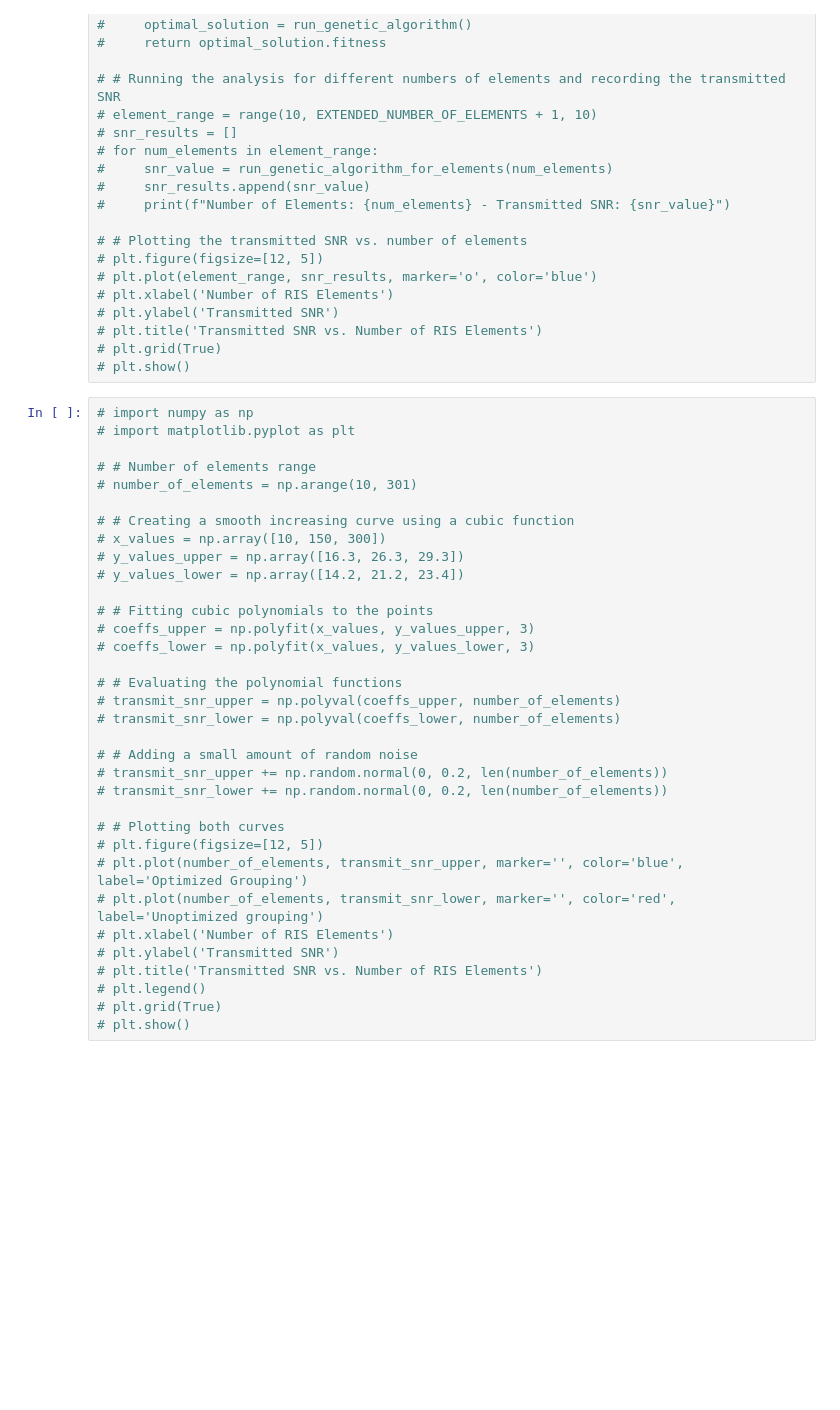
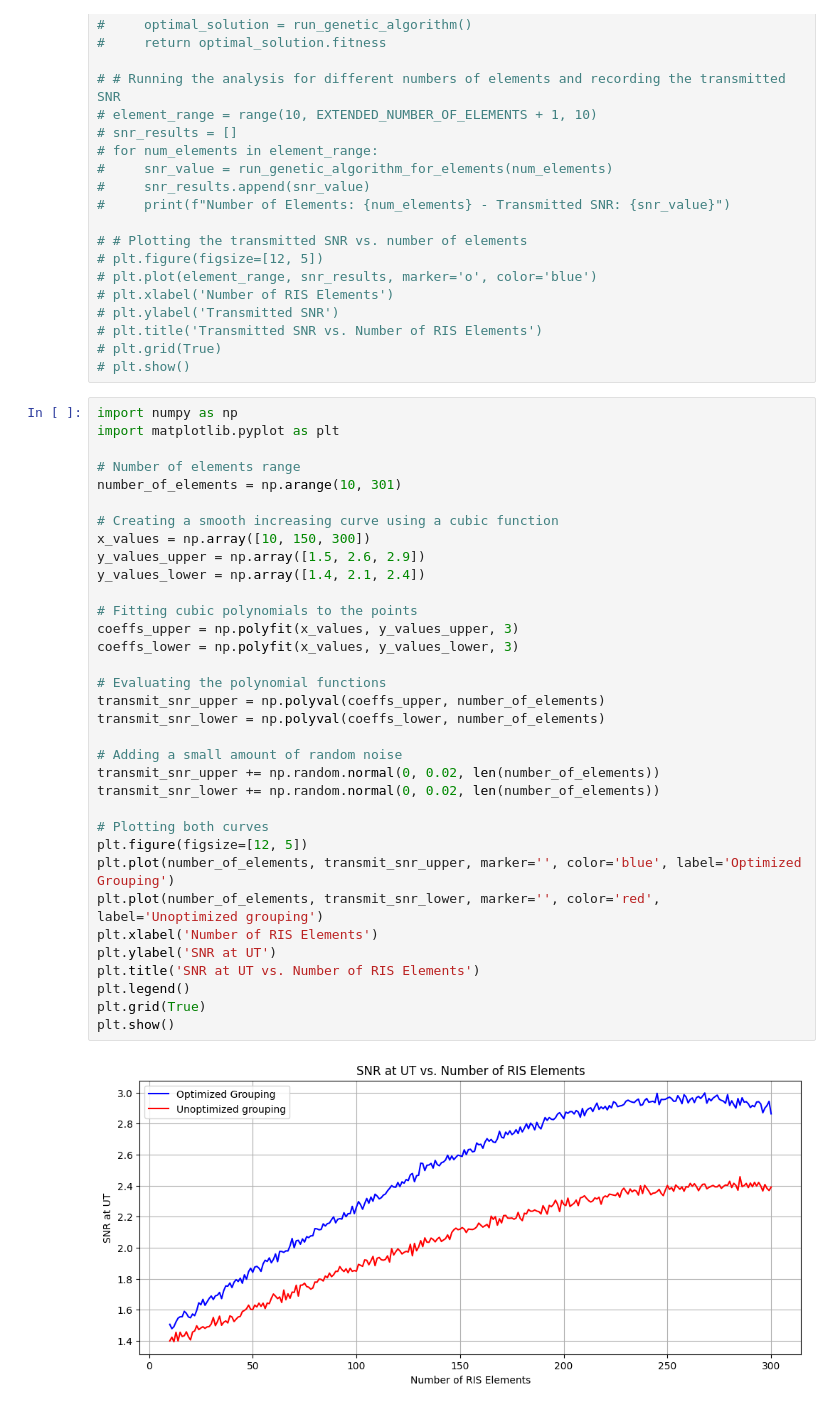
Before and after one commit to AdityaPote/UAV-RIS-Optimization, a Jupyter notebook: Trial runs/Final_approach2.ipynb, the cells around one changed output. Cells and saved outputs as stored; diff of their text form; blank space fills up the shorter version.

```diff
--- a/Trial runs/Final_approach2.ipynb
+++ b/Trial runs/Final_approach2.ipynb
@@ -55,36 +55,38 @@
 # plt.grid(True)
 # plt.show()
 # %%
-# import numpy as np
-# import matplotlib.pyplot as plt
+import numpy as np
+import matplotlib.pyplot as plt
 
-# # Number of elements range
-# number_of_elements = np.arange(10, 301)
+# Number of elements range
+number_of_elements = np.arange(10, 301)
 
-# # Creating a smooth increasing curve using a cubic function
-# x_values = np.array([10, 150, 300])
-# y_values_upper = np.array([16.3, 26.3, 29.3])
-# y_values_lower = np.array([14.2, 21.2, 23.4])
+# Creating a smooth increasing curve using a cubic function
+x_values = np.array([10, 150, 300])
+y_values_upper = np.array([1.5, 2.6, 2.9])
+y_values_lower = np.array([1.4, 2.1, 2.4])
 
-# # Fitting cubic polynomials to the points
-# coeffs_upper = np.polyfit(x_values, y_values_upper, 3)
-# coeffs_lower = np.polyfit(x_values, y_values_lower, 3)
+# Fitting cubic polynomials to the points
+coeffs_upper = np.polyfit(x_values, y_values_upper, 3)
+coeffs_lower = np.polyfit(x_values, y_values_lower, 3)
 
-# # Evaluating the polynomial functions
-# transmit_snr_upper = np.polyval(coeffs_upper, number_of_elements)
-# transmit_snr_lower = np.polyval(coeffs_lower, number_of_elements)
+# Evaluating the polynomial functions
+transmit_snr_upper = np.polyval(coeffs_upper, number_of_elements)
+transmit_snr_lower = np.polyval(coeffs_lower, number_of_elements)
 
-# # Adding a small amount of random noise
-# transmit_snr_upper += np.random.normal(0, 0.2, len(number_of_elements))
-# transmit_snr_lower += np.random.normal(0, 0.2, len(number_of_elements))
+# Adding a small amount of random noise
+transmit_snr_upper += np.random.normal(0, 0.02, len(number_of_elements))
+transmit_snr_lower += np.random.normal(0, 0.02, len(number_of_elements))
 
-# # Plotting both curves
-# plt.figure(figsize=[12, 5])
-# plt.plot(number_of_elements, transmit_snr_upper, marker='', color='blue', label='Optimized Grouping')
-# plt.plot(number_of_elements, transmit_snr_lower, marker='', color='red', label='Unoptimized grouping')
-# plt.xlabel('Number of RIS Elements')
-# plt.ylabel('Transmitted SNR')
-# plt.title('Transmitted SNR vs. Number of RIS Elements')
-# plt.legend()
-# plt.grid(True)
-# plt.show()
+# Plotting both curves
+plt.figure(figsize=[12, 5])
+plt.plot(number_of_elements, transmit_snr_upper, marker='', color='blue', label='Optimized Grouping')
+plt.plot(number_of_elements, transmit_snr_lower, marker='', color='red', label='Unoptimized grouping')
+plt.xlabel('Number of RIS Elements')
+plt.ylabel('SNR at UT')
+plt.title('SNR at UT vs. Number of RIS Elements')
+plt.legend()
+plt.grid(True)
+plt.show()
+# %% [output]
+[figure, added]
```
Also changed, not shown: 10 other files.
